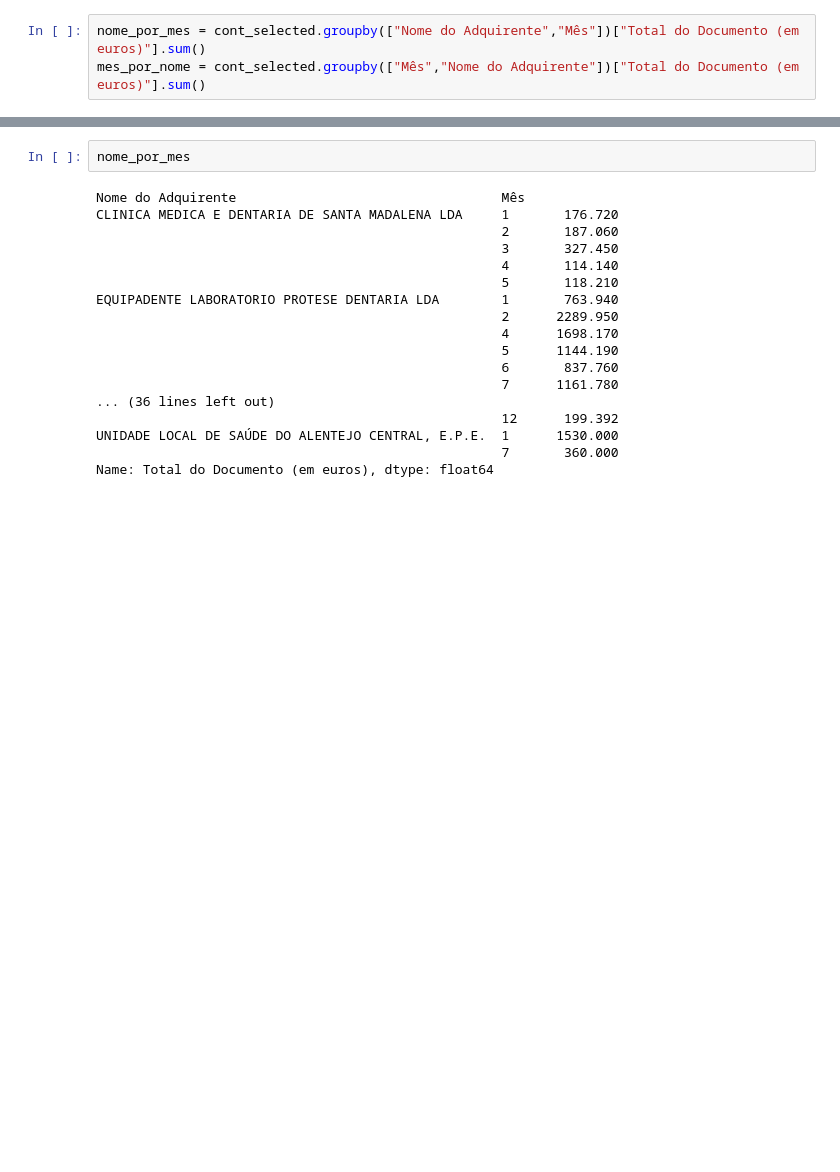
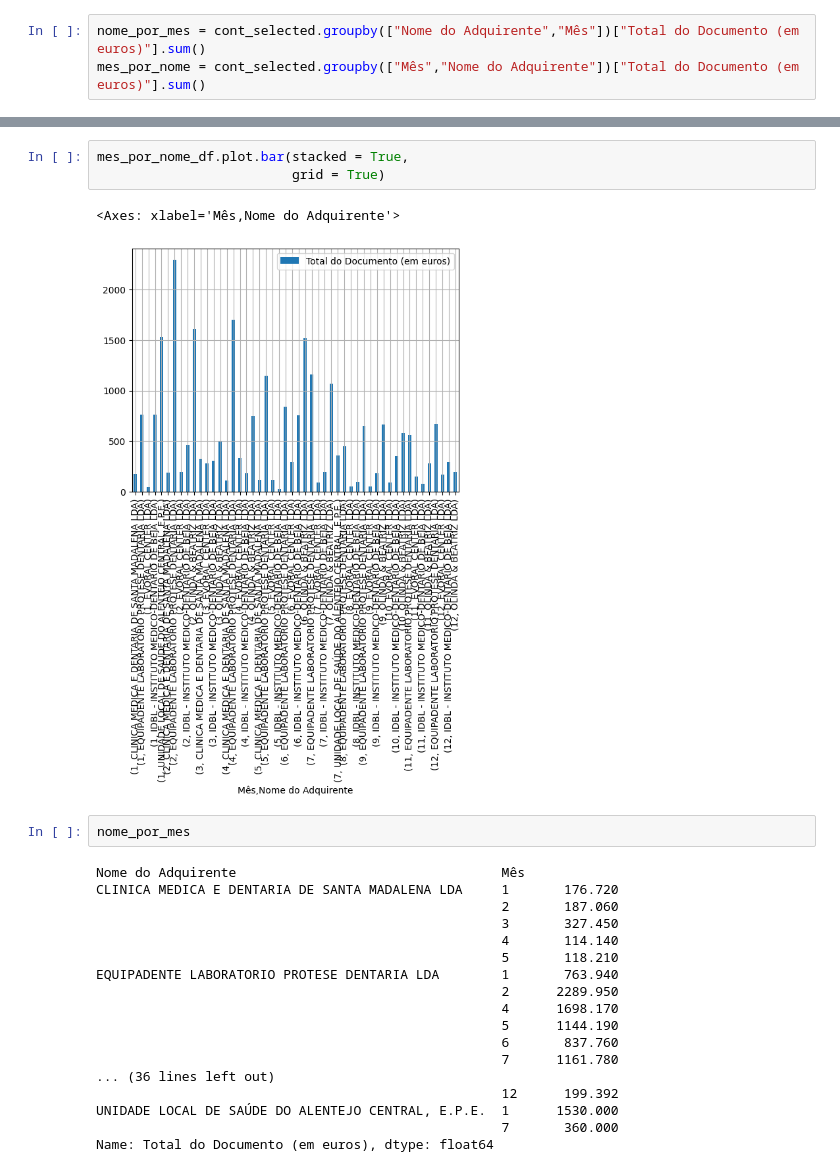
Before and after one commit to andrebarros6/financas, a Jupyter notebook: financas.ipynb, the cells around one changed output, grey strips where cells are left out. Cells and saved outputs as stored; diff of their text form; blank space fills up the shorter version.

```diff
--- a/financas.ipynb
+++ b/financas.ipynb
@@ -156,3 +199,9 @@ Name: Total do Documento (em euros), dtype: float64
+# %%
+mes_por_nome_df.plot.bar(stacked = True,
+                         grid = True)
+# %% [output]
+<Axes: xlabel='Mês,Nome do Adquirente'>
+[figure, added]
 # %%
 nome_por_mes
 # %% [output]
```
Also changed, not shown: parts of 7 cells of this notebook.
